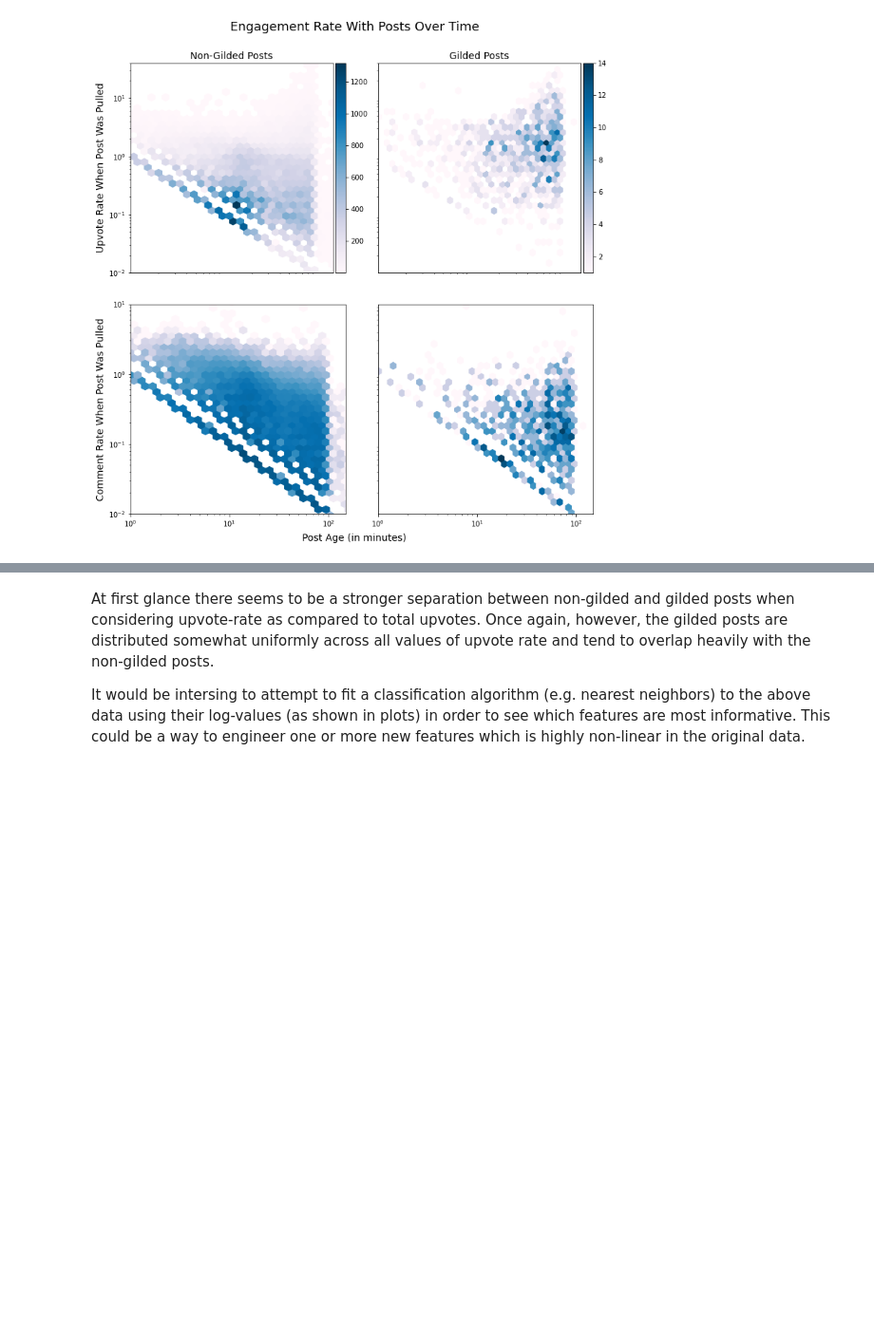
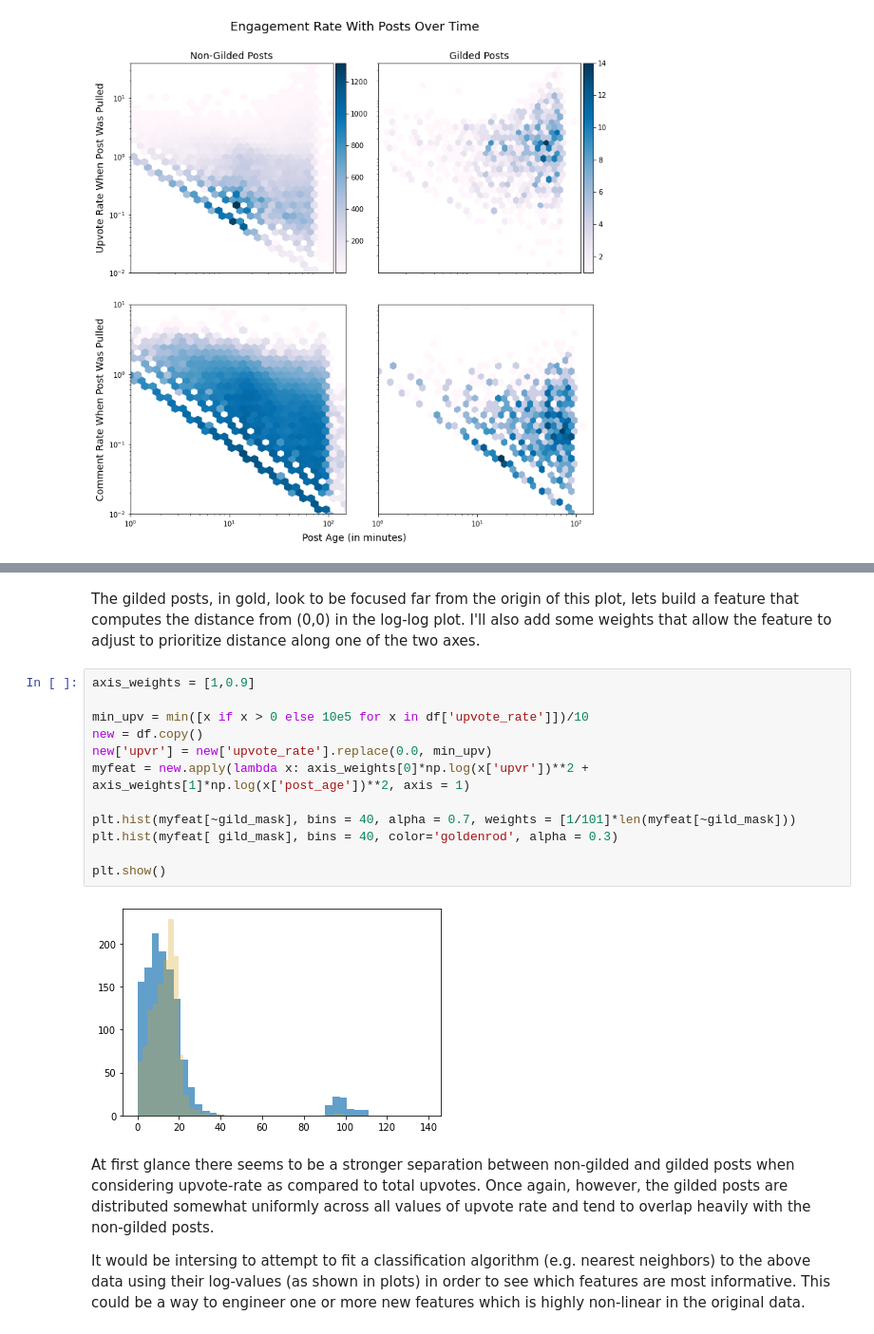
Before and after one commit to DillonNMorse/Reddit_Award_Predictor, a Jupyter notebook: train_model/EDA.ipynb, the cells around one changed output, grey strips where cells are left out. Shown at 95% size. Saved outputs shown, nothing was run; the diff lists cells and outputs as text; blank space fills up the shorter version.

```diff
--- a/train_model/EDA.ipynb
+++ b/train_model/EDA.ipynb
@@ -241,3 +246,19 @@ plt.show()
+# %% [markdown]
+The gilded posts, in gold, look to be focused far from the origin of this plot, lets build a feature that computes the distance from (0,0) in the log-log plot. I'll also add some weights that allow the feature to adjust to prioritize distance along one of the two axes.
+# %%
+axis_weights = [1,0.9]
+
+min_upv = min([x if x > 0 else 10e5 for x in df['upvote_rate']])/10
+new = df.copy()
+new['upvr'] = new['upvote_rate'].replace(0.0, min_upv)
+myfeat = new.apply(lambda x: axis_weights[0]*np.log(x['upvr'])**2 + axis_weights[1]*np.log(x['post_age'])**2, axis = 1)
+
+plt.hist(myfeat[~gild_mask], bins = 40, alpha = 0.7, weights = [1/101]*len(myfeat[~gild_mask]))
+plt.hist(myfeat[ gild_mask], bins = 40, color='goldenrod', alpha = 0.3)
+
+plt.show()
+# %% [output]
+[figure, added]
 # %% [markdown]
 At first glance there seems to be a stronger separation between non-gilded and gilded posts when considering upvote-rate as compared to total upvotes. Once again, however, the gilded posts are distributed somewhat uniformly across all values of upvote rate and tend to overlap heavily with the non-gilded posts.
 
```
Also changed, not shown: parts of 24 cells of this notebook, 4 other files.
